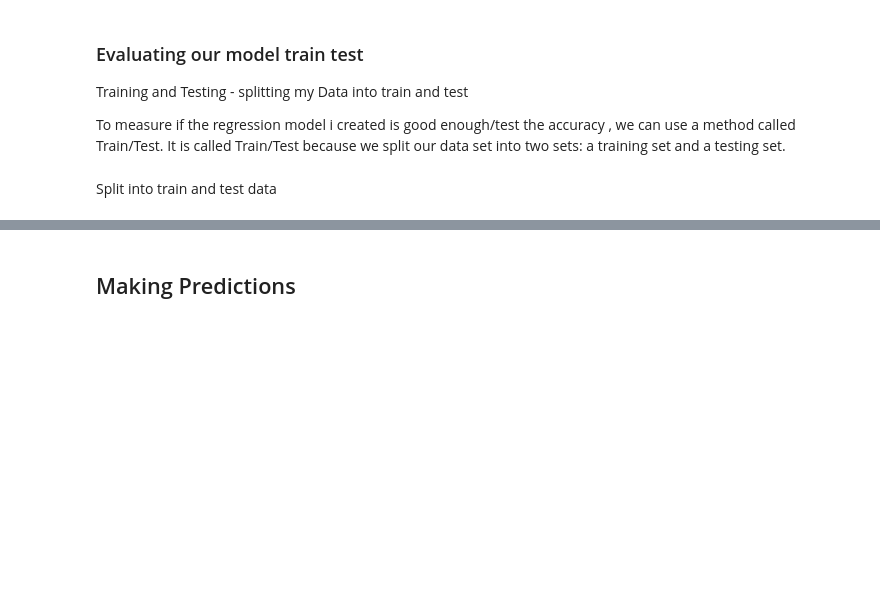
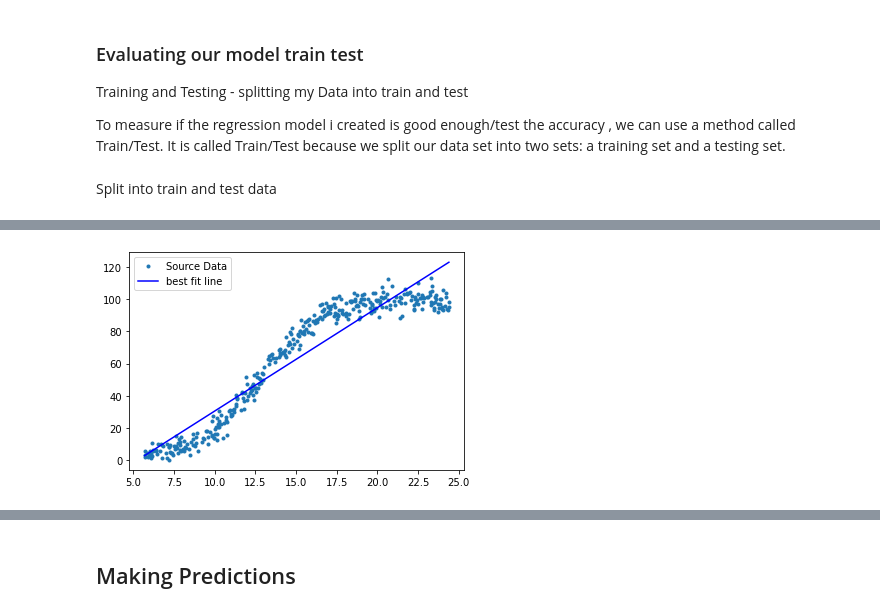
Before and after one commit to brendantipp/sem2_fun_data_analysis_project, a Jupyter notebook: linear_regression.ipynb, the cells around one changed output, grey strips where cells are left out. Drawn from its saved outputs; the diff is of its cells as text; code cells hidden in the pictures; blank space fills up the shorter version.

```diff
--- a/linear_regression.ipynb
+++ b/linear_regression.ipynb
@@ -268,0 +280,14 @@ test_power = power[80:]
+# %%
+#calculate relationship coefficents using numpy
+coeffst = np.polyfit(train_speed,train_power,1)
+coeffst
+#plot the original data
+plt.plot(train_speed,train_power, '.', label = "Source Data");
+#show the coeffients as as line
+plt.plot(train_speed, coeffst[0] * train_speed + coeffst[1], "b-", label = "best fit line");# remember y = mx + c equation for straight line
+plt.legend()#show the legend
+plt.show()#display the plot
+#sns.regplot(data=df, x = "speed", y = "power");
+#sns.regplot(speed,power);
+# %% [output]
+[figure, added]
```
Also changed, not shown: parts of 15 cells of this notebook.
